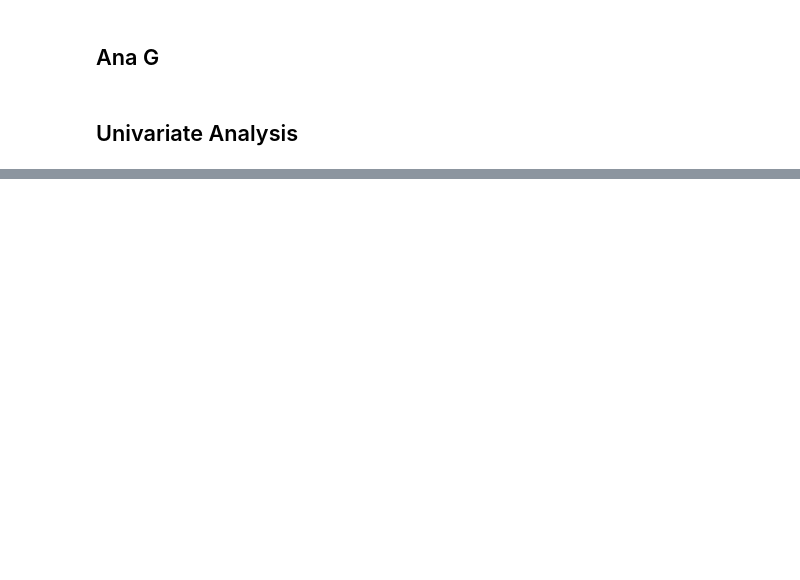
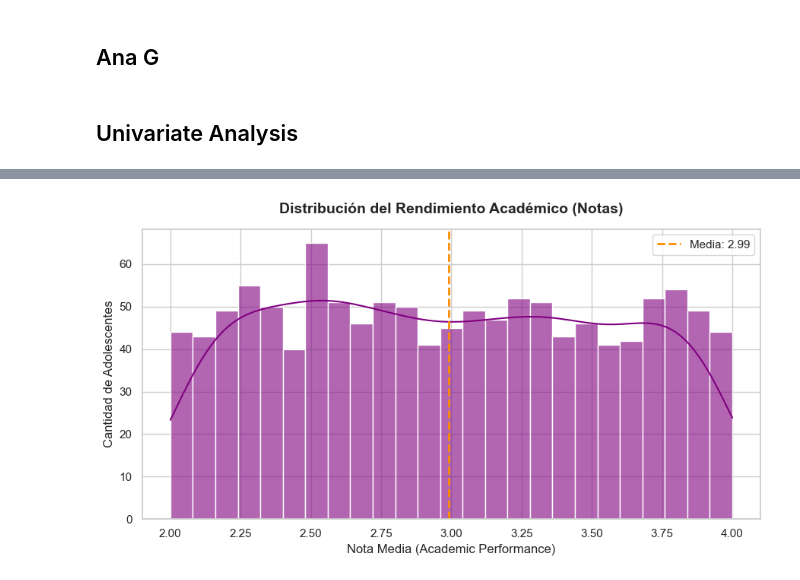
Before and after one commit to Bootcamp-DA-P2/proyecto7-regression-grupo5, a Jupyter notebook: 2.ipynb, the cells around one changed output, grey strips where cells are left out. Saved outputs shown, nothing was run; the diff lists cells and outputs as text; code cells hidden in the pictures; blank space fills up the shorter version.

```diff
--- a/2.ipynb
+++ b/2.ipynb
@@ -47,0 +48,38 @@ Passing `palette` without assigning `hue` is deprecated and will be removed in v
+# %%
+# 1. Configurar el tamaño y el estilo del lienzo
+plt.figure(figsize=(9, 5))
+sns.set_theme(style="whitegrid")
+
+# 2. Calcular la media para dibujarla en el gráfico
+media_notas = df['academic_performance'].mean()
+
+# 3. Pintar el histograma con la curva de densidad (KDE)
+sns.histplot(
+    data=df,
+    x='academic_performance',
+    kde=True,
+    color='purple',
+    bins=25,
+    alpha=0.6
+)
+
+# 4. Añadir la línea de la media
+plt.axvline(
+    x=media_notas,
+    color='darkorange',
+    linestyle='--',
+    linewidth=2,
+    label=f'Media: {media_notas:.2f}'
+)
+
+# 5. Personalizar títulos y etiquetas (¡Crucial para la entrega!)
+plt.title('Distribución del Rendimiento Académico (Notas)', fontsize=14, pad=15, fontweight='bold')
+plt.xlabel('Nota Media (Academic Performance)', fontsize=12)
+plt.ylabel('Cantidad de Adolescentes', fontsize=12)
+plt.legend(fontsize=11)
+
+# 6. Mostrar el gráfico limpio
+plt.tight_layout()
+plt.show()
+# %% [output]
+[figure, added]
```
Also changed, not shown: parts of 2 cells of this notebook.
